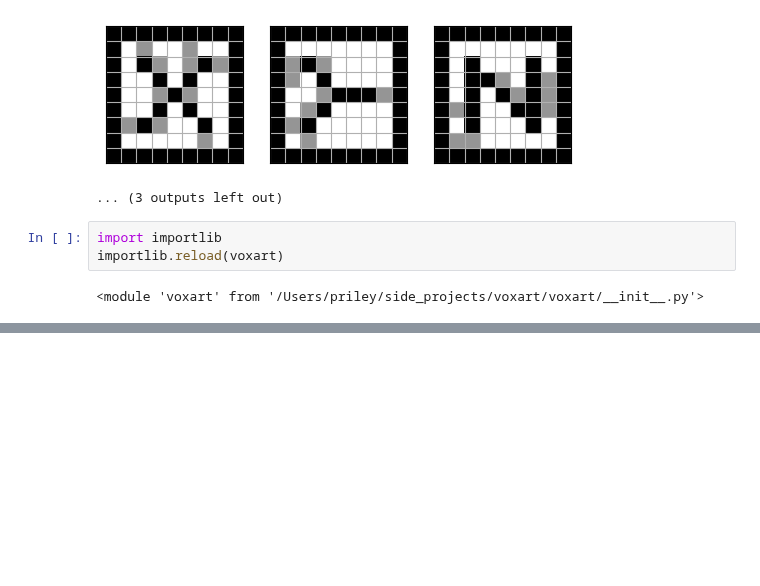
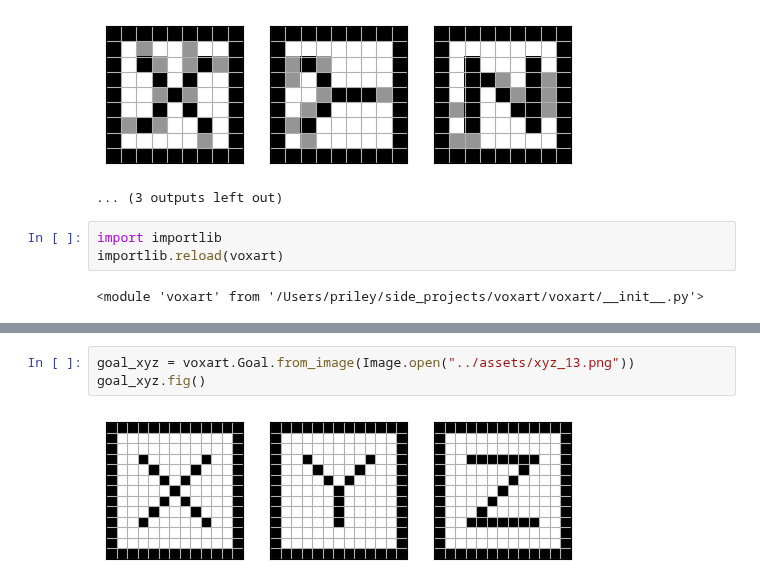
Before and after one commit to pfrstg/voxart, a Jupyter notebook: notebooks/dev.ipynb, the cells around one changed output, grey strips where cells are left out. Cells and saved outputs as stored; diff of their text form; blank space fills up the shorter version.

```diff
--- a/notebooks/dev.ipynb
+++ b/notebooks/dev.ipynb
@@ -1092,0 +1102,5 @@ sparse_design_stl.save("/Users/priley/tmp/test_design_v2.stl", mode=stl.Mode.ASC
+# %%
+goal_xyz = voxart.Goal.from_image(Image.open("../assets/xyz_13.png"))
+goal_xyz.fig()
+# %% [output]
+[figure, added]
```
Also changed, not shown: parts of 84 cells of this notebook, 5 other files.
